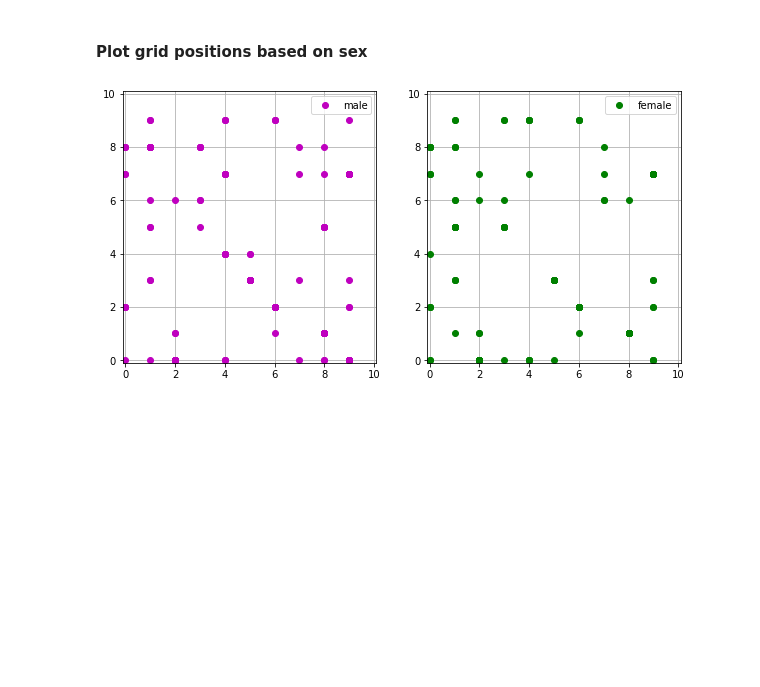
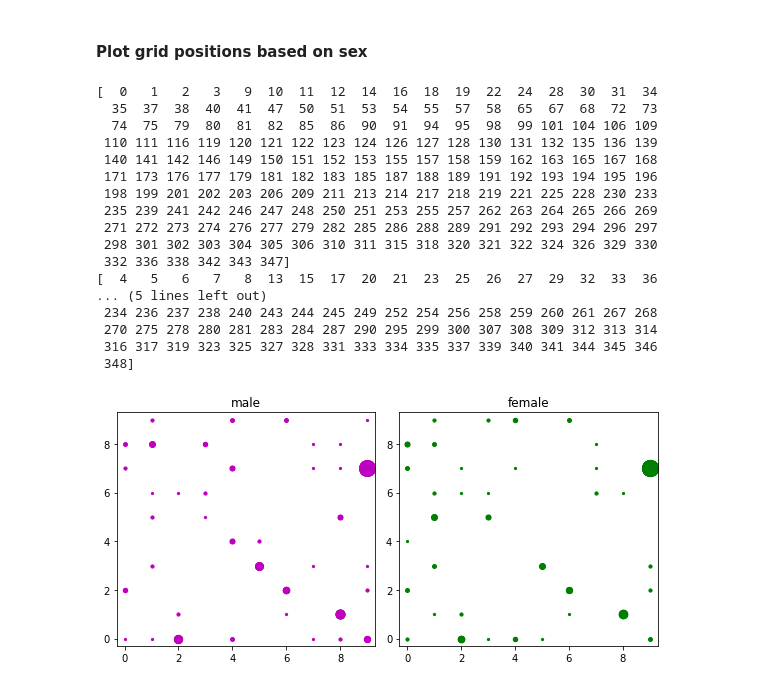
Before and after one commit to Neroro64/DD2400-Labs, a Jupyter notebook: jakob/DD2437_lab2_4.ipynb, the cells around one changed output. Drawn from its saved outputs; the diff is of its cells as text; code cells hidden in the pictures; blank space fills up the shorter version.

```diff
--- a/jakob/DD2437_lab2_4.ipynb
+++ b/jakob/DD2437_lab2_4.ipynb
@@ -163,6 +163,7 @@ for idx in range(N):
     distances = np.linalg.norm(W_p, axis=1)
     winner = np.argmin(distances)
     winner_row = int(winner/grid_rows)
-    winner_col = winner % grid_cols
+    winner_col = int(winner % grid_cols)
     grid_x[idx] = winner_col
     grid_y[idx] = winner_row
+plt.scatter(grid_x,grid_y)
@@ -172,15 +176,17 @@ for idx in range(N):
 parties = ['none', 'm', 'fp', 's', 'v', 'mp', 'kd', 'c']
 pcolors = ['#696b6a', '#52BDEC', '#006AB3', '#E8112d',
            '#DA291C', '#83CF39', '#000077', '#009933']
-fig, axs = plt.subplots(2,4,figsize=(10,5))
+fig, axs = plt.subplots(2,4,figsize=(8,4))
 for i in range(0,len(parties)):
+    counts = np.array([[0] * grid_cols] * grid_rows)
     mps = np.where(party == i)[0]
+    mps_x = grid_x[mps].astype(int); mps_y = grid_y[mps].astype(int)
     ax = axs[i//4,i%4]
-    ax.plot(grid_x[mps], grid_y[mps], marker='o', linestyle='', color=pcolors[i],
-             label=parties[i])
-    ax.grid()
-    ax.set(xlim=(-.1,10.1), ylim=(-.1,10.1))
-    ax.legend()
+    for mp in range(len(mps_x)):
+        counts[mps_y[mp]][mps_x[mp]] += 1
+        ax.scatter(mps_x[mp], mps_y[mp], marker='o', s=5*counts[mps_y[mp]][mps_x[mp]], color=pcolors[i])
+    ax.set(xlim=(-.3,9.4), ylim=(-.3,9.4))
+    ax.set(title=parties[i])
 plt.tight_layout()
 plt.show()
 # %% [output]
@@ -190,14 +196,37 @@ plt.show()
 # %%
 sexes = ['male', 'female']
 scolors = ['m','g']
-fig, axs = plt.subplots(1,2,figsize=(10,5))
+fig, axs = plt.subplots(1,2,figsize=(8,4))
 for i in range(len(sexes)):
+    counts = np.array([[0] * grid_cols] * grid_rows)
     mps = np.where(sex == i)[0]
+    print(mps)
+    mps_x = grid_x[mps].astype(int); mps_y = grid_y[mps].astype(int)
     ax = axs[i]
-    ax.plot(grid_x[mps], grid_y[mps], marker='o', linestyle='', color=scolors[i],
-             label=sexes[i])
-    ax.grid()
-    ax.set(xlim=(-.1,10.1), ylim=(-.1,10.1))
-    ax.legend()
+    for mp in range(len(mps_x)):
+        counts[mps_y[mp]][mps_x[mp]] += 1
+        ax.scatter(mps_x[mp], mps_y[mp], marker='o', s=5*counts[mps_y[mp]][mps_x[mp]],
+                   color=scolors[i])
+    ax.set(xlim=(-.3,9.3), ylim=(-.3,9.3))
+    ax.set(title=sexes[i])
+plt.tight_layout()
+plt.show()
 # %% [output]
+[  0   1   2   3   9  10  11  12  14  16  18  19  22  24  28  30  31  34
+  35  37  38  40  41  47  50  51  53  54  55  57  58  65  67  68  72  73
+  74  75  79  80  81  82  85  86  90  91  94  95  98  99 101 104 106 109
+ 110 111 116 119 120 121 122 123 124 126 127 128 130 131 132 135 136 139
+ 140 141 142 146 149 150 151 152 153 155 157 158 159 162 163 165 167 168
+ 171 173 176 177 179 181 182 183 185 187 188 189 191 192 193 194 195 196
+ 198 199 201 202 203 206 209 211 213 214 217 218 219 221 225 228 230 233
+ 235 239 241 242 246 247 248 250 251 253 255 257 262 263 264 265 266 269
+ 271 272 273 274 276 277 279 282 285 286 288 289 291 292 293 294 296 297
+ 298 301 302 303 304 305 306 310 311 315 318 320 321 322 324 326 329 330
+ 332 336 338 342 343 347]
+[  4   5   6   7   8  13  15  17  20  21  23  25  26  27  29  32  33  36
+... (5 lines left out)
+ 234 236 237 238 240 243 244 245 249 252 254 256 258 259 260 261 267 268
+ 270 275 278 280 281 283 284 287 290 295 299 300 307 308 309 312 313 314
+ 316 317 319 323 325 327 328 331 333 334 335 337 339 340 341 344 345 346
+ 348]
-[figure, old version]
+[figure, new version]
```
Also changed, not shown: parts of 6 cells of this notebook.
